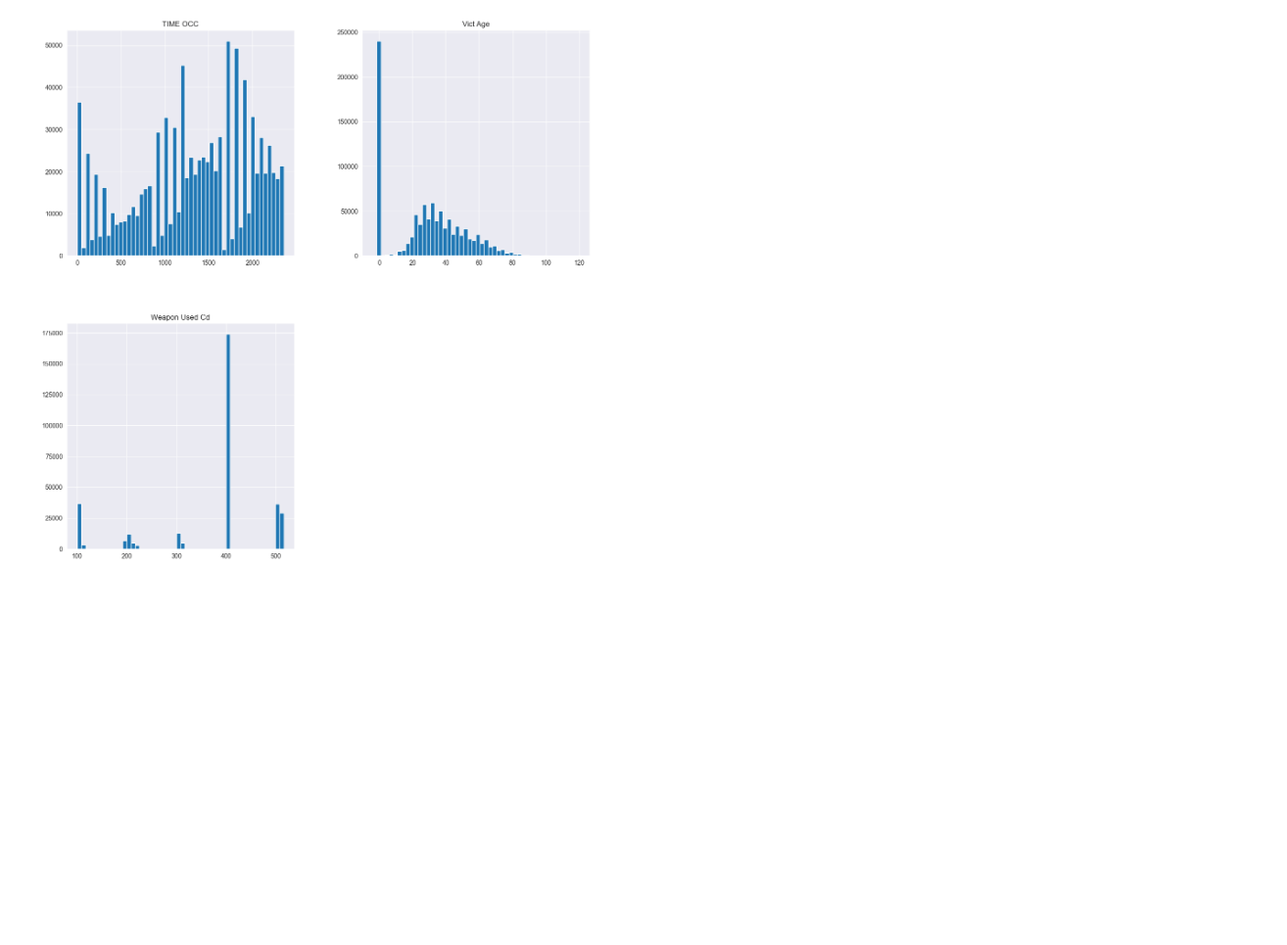
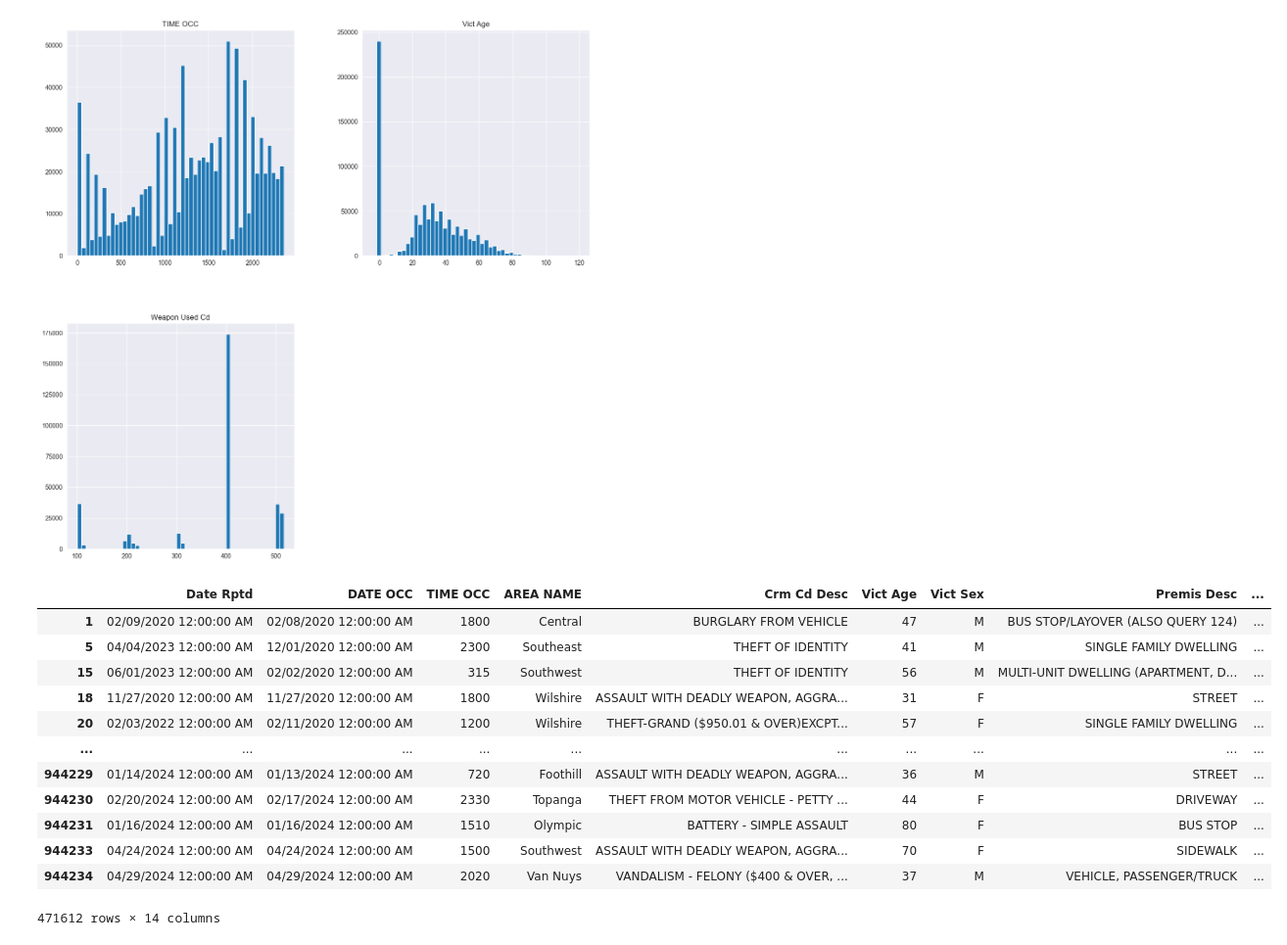
Before and after one commit to Jinzo90293/data_analysis, a Jupyter notebook: analysis.ipynb, the cells around one changed output. Shown: that part at 98% size. Cells and saved outputs as stored; diff of their text form; code cells hidden in the pictures; blank space fills up the shorter version.

```diff
--- a/analysis.ipynb
+++ b/analysis.ipynb
@@ -49,3 +49,18 @@ array([[<Axes: title={'center': 'TIME OCC'}>,
 [figure]
 # %%
 vict_age_30 = crime_data_subset[crime_data_subset["Vict Age"] > 30]
+vict_age_30
+# %% [output]
+|  | Date Rptd | DATE OCC | TIME OCC | AREA NAME | Crm Cd Desc | Vict Age | Vict Sex | Premis Desc | ... |
+| 1 | 02/09/2020 12:00:00 AM | 02/08/2020 12:00:00 AM | 1800 | Central | BURGLARY FROM VEHICLE | 47 | M | BUS STOP/LAYOVER (ALSO QUERY 124) | ... |
+| 5 | 04/04/2023 12:00:00 AM | 12/01/2020 12:00:00 AM | 2300 | Southeast | THEFT OF IDENTITY | 41 | M | SINGLE FAMILY DWELLING | ... |
+| 15 | 06/01/2023 12:00:00 AM | 02/02/2020 12:00:00 AM | 315 | Southwest | THEFT OF IDENTITY | 56 | M | MULTI-UNIT DWELLING (APARTMENT, D... | ... |
+| 18 | 11/27/2020 12:00:00 AM | 11/27/2020 12:00:00 AM | 1800 | Wilshire | ASSAULT WITH DEADLY WEAPON, AGGRA... | 31 | F | STREET | ... |
+| 20 | 02/03/2022 12:00:00 AM | 02/11/2020 12:00:00 AM | 1200 | Wilshire | THEFT-GRAND ($950.01 & OVER)EXCPT... | 57 | F | SINGLE FAMILY DWELLING | ... |
+| ... | ... | ... | ... | ... | ... | ... | ... | ... | ... |
+| 944229 | 01/14/2024 12:00:00 AM | 01/13/2024 12:00:00 AM | 720 | Foothill | ASSAULT WITH DEADLY WEAPON, AGGRA... | 36 | M | STREET | ... |
+| 944230 | 02/20/2024 12:00:00 AM | 02/17/2024 12:00:00 AM | 2330 | Topanga | THEFT FROM MOTOR VEHICLE - PETTY ... | 44 | F | DRIVEWAY | ... |
+| 944231 | 01/16/2024 12:00:00 AM | 01/16/2024 12:00:00 AM | 1510 | Olympic | BATTERY - SIMPLE ASSAULT | 80 | F | BUS STOP | ... |
+| 944233 | 04/24/2024 12:00:00 AM | 04/24/2024 12:00:00 AM | 1500 | Southwest | ASSAULT WITH DEADLY WEAPON, AGGRA... | 70 | F | SIDEWALK | ... |
+| 944234 | 04/29/2024 12:00:00 AM | 04/29/2024 12:00:00 AM | 2020 | Van Nuys | VANDALISM - FELONY ($400 & OVER, ... | 37 | M | VEHICLE, PASSENGER/TRUCK | ... |
+471612 rows × 14 columns
```
Also changed, not shown: parts of 1 cell of this notebook.
